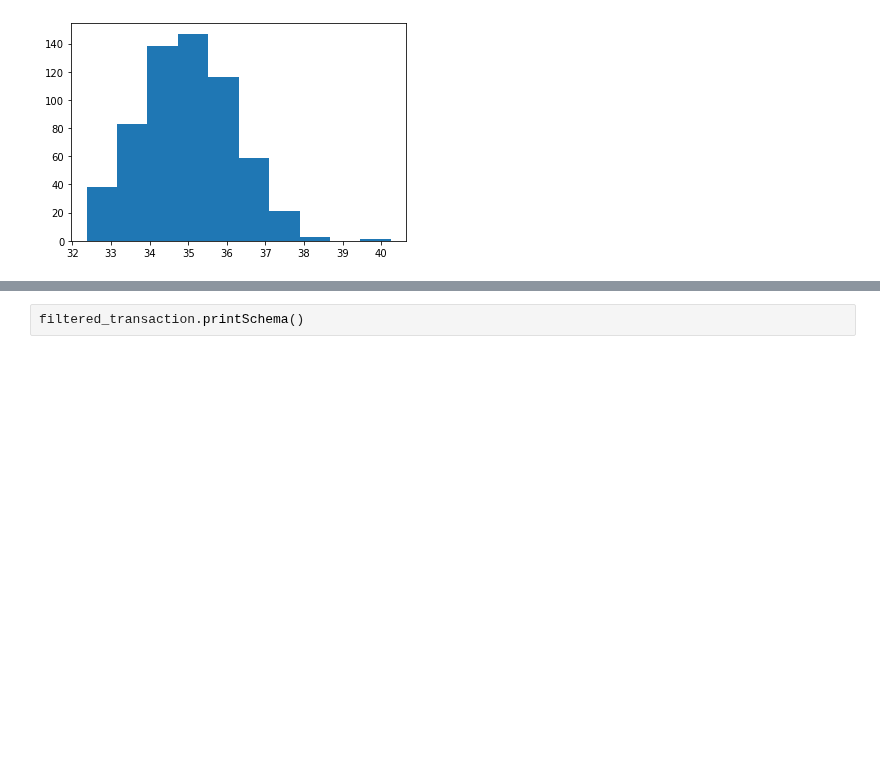
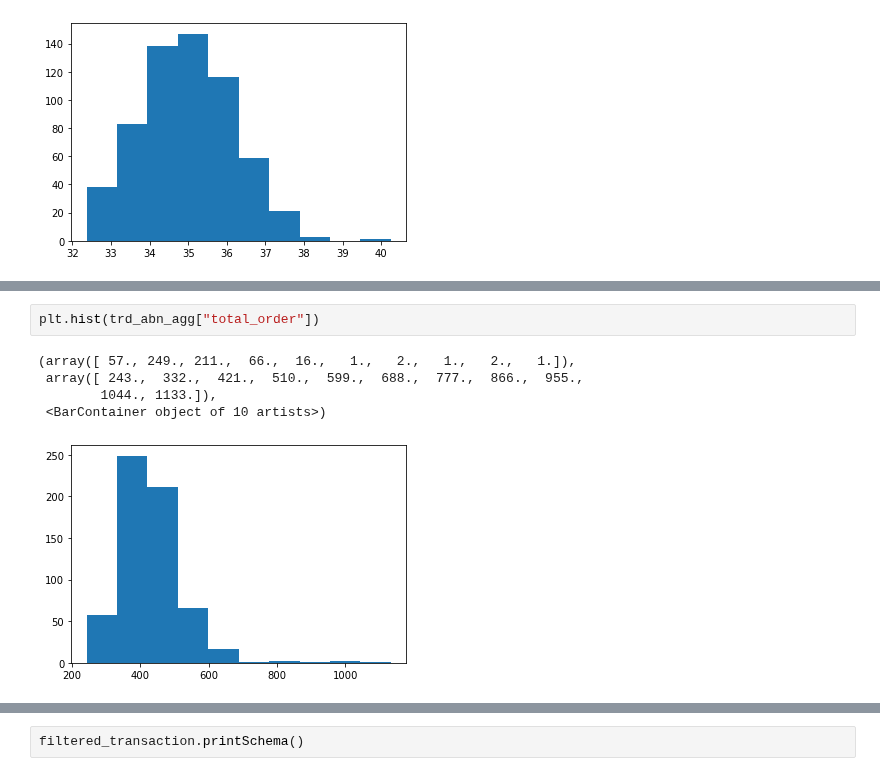
Before and after one commit to MAST30034-Applied-Data-Science/generic-buy-now-pay-later-project-group-19, a Jupyter notebook: notebooks/fraud_analysis.ipynb, the cells around one changed output, grey strips where cells are left out. Drawn from its saved outputs; the diff is of its cells as text; blank space fills up the shorter version.

```diff
--- a/notebooks/fraud_analysis.ipynb
+++ b/notebooks/fraud_analysis.ipynb
@@ -393,3 +407,11 @@ plt.hist(trd_abn_agg["avg_dollar_value"])
+# %%
+plt.hist(trd_abn_agg["total_order"])
+# %% [output]
+(array([ 57., 249., 211.,  66.,  16.,   1.,   2.,   1.,   2.,   1.]),
+ array([ 243.,  332.,  421.,  510.,  599.,  688.,  777.,  866.,  955.,
+        1044., 1133.]),
+ <BarContainer object of 10 artists>)
+[figure, added]
 # %%
 max_abn_agg.head()
 # %% [output]
```
Also changed, not shown: parts of 22 cells of this notebook.
